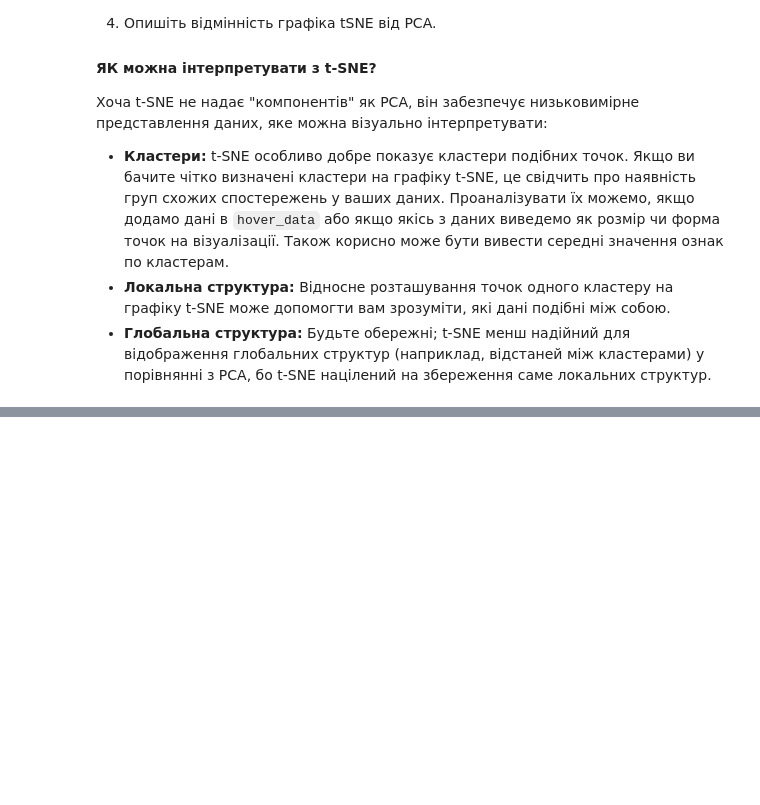
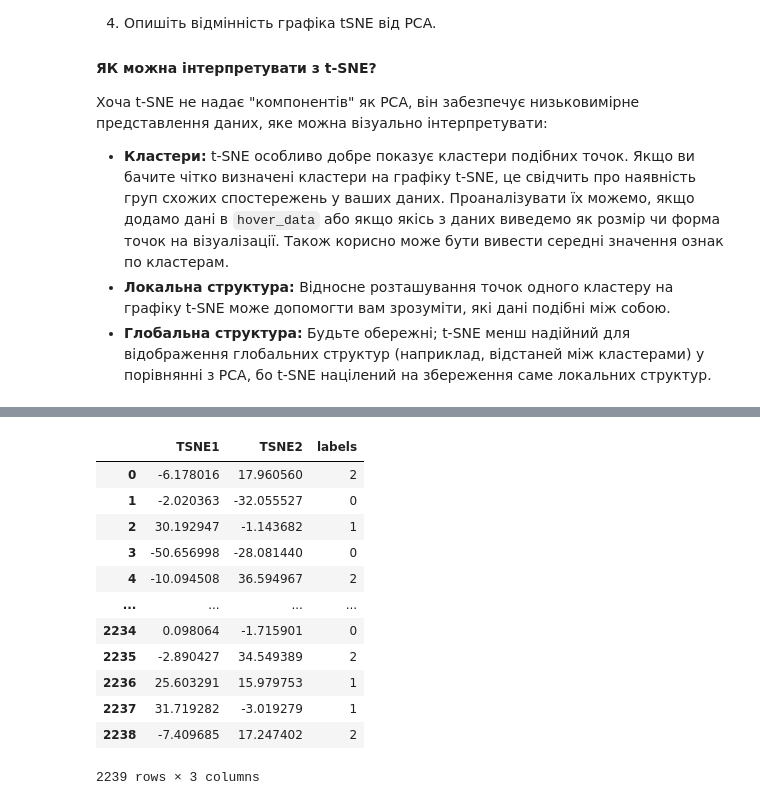
Before and after one commit to sekhahelina/ML_tasks, a Jupyter notebook: Module3/HW_Методи_пониження_розмірності.ipynb, the cells around one changed output, grey strips where cells are left out. Drawn from its saved outputs; the diff is of its cells as text; code cells hidden in the pictures; blank space fills up the shorter version.

```diff
--- a/Module3/HW_Методи_пониження_розмірності.ipynb
+++ b/Module3/HW_Методи_пониження_розмірності.ipynb
@@ -287,0 +326,19 @@ loadings
+# %%
+tsne_data = pd.DataFrame(data=tsne_data, columns=['TSNE1', 'TSNE2'])
+tsne_data['labels'] = labels
+# %%
+tsne_data
+# %% [output]
+|  | TSNE1 | TSNE2 | labels |
+| 0 | -6.178016 | 17.960560 | 2 |
+| 1 | -2.020363 | -32.055527 | 0 |
+| 2 | 30.192947 | -1.143682 | 1 |
+| 3 | -50.656998 | -28.081440 | 0 |
+| 4 | -10.094508 | 36.594967 | 2 |
+| ... | ... | ... | ... |
+| 2234 | 0.098064 | -1.715901 | 0 |
+| 2235 | -2.890427 | 34.549389 | 2 |
+| 2236 | 25.603291 | 15.979753 | 1 |
+| 2237 | 31.719282 | -3.019279 | 1 |
+| 2238 | -7.409685 | 17.247402 | 2 |
+2239 rows × 3 columns
```
Also changed, not shown: parts of 14 cells of this notebook.
